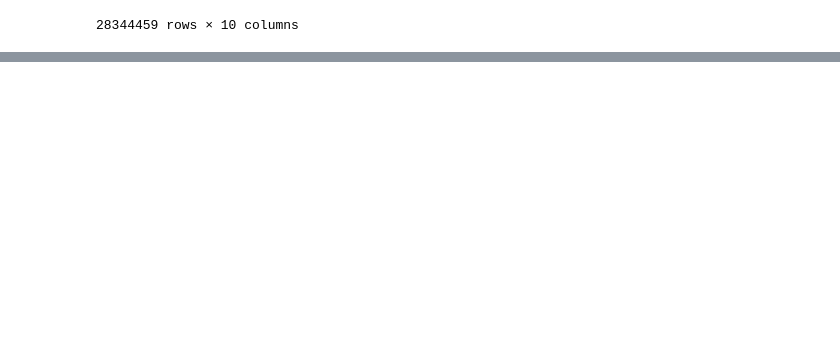
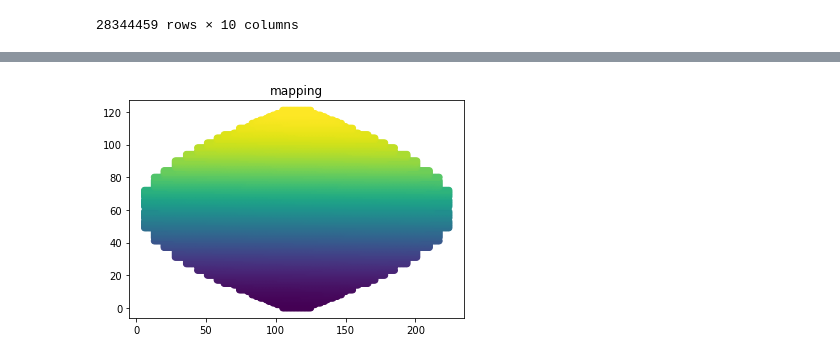
Before and after one commit to niklai99/qcnn4juno, a Jupyter notebook: eda/lai_mapping.ipynb, the cells around one changed output, grey strips where cells are left out. Saved outputs shown, nothing was run; the diff lists cells and outputs as text; code cells hidden in the pictures; blank space fills up the shorter version.

```diff
--- a/eda/lai_mapping.ipynb
+++ b/eda/lai_mapping.ipynb
@@ -126 +132,11 @@ plane_mapping
 17612 rows × 3 columns
+# %%
+plt.scatter(
+    plane_mapping.row,
+    plane_mapping.col,
+    c = plane_mapping.id
+)
+plt.title("mapping")
+plt.show()
+# %% [output]
+[figure, added]
```
Also changed, not shown: parts of 14 cells of this notebook, 2 other files.
